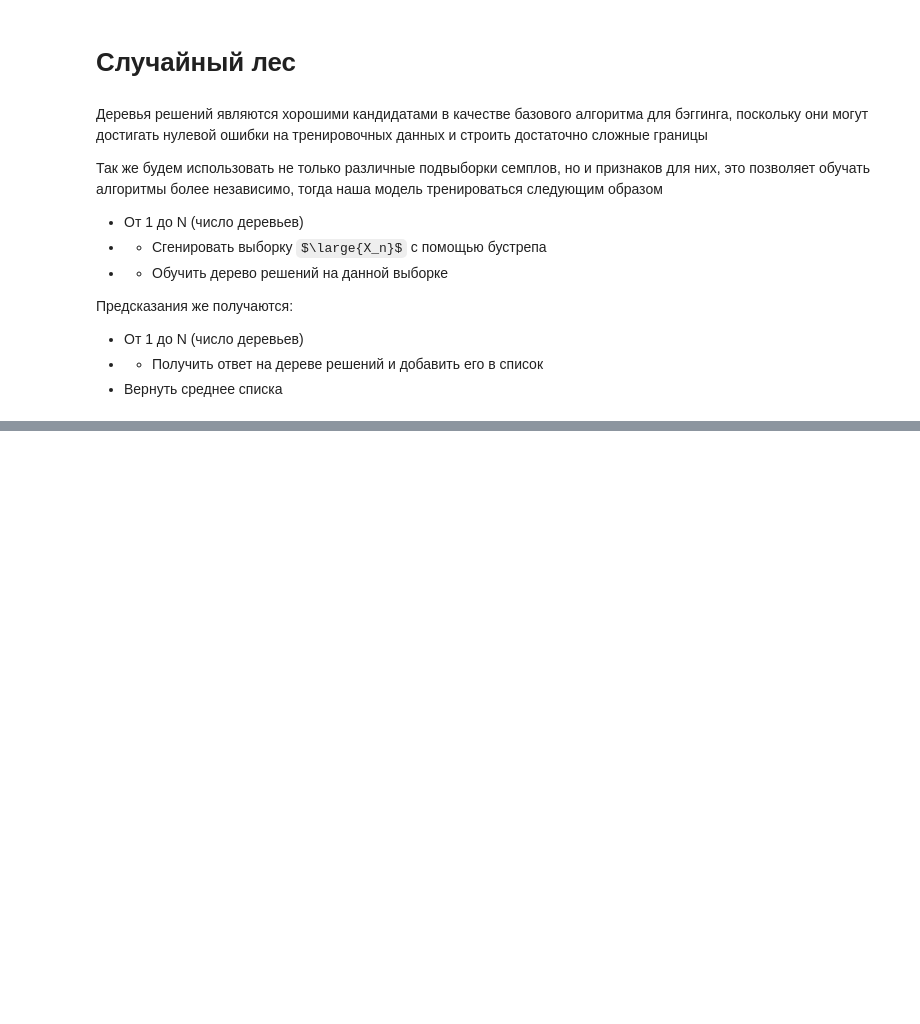
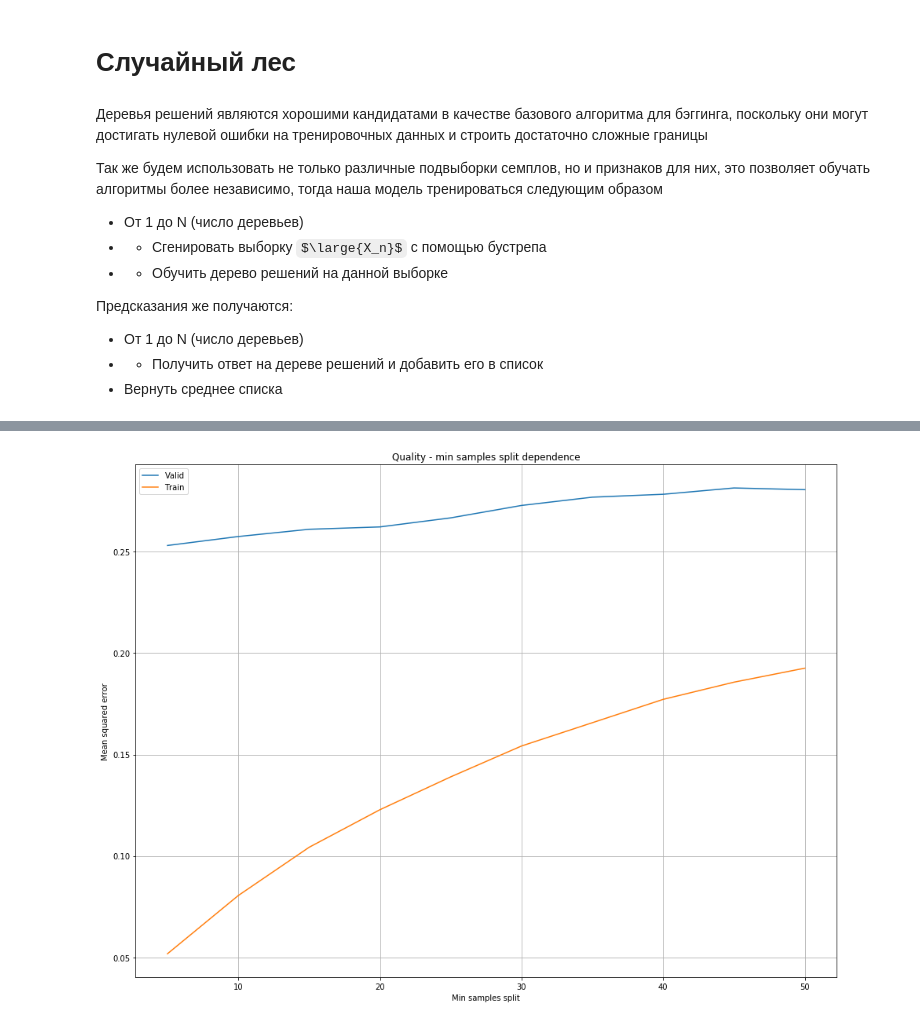
Before and after one commit to IMDxD/MLIsuct, a Jupyter notebook: lectures/lecture9/Random forest.ipynb, the cells around one changed output, grey strips where cells are left out. Drawn from its saved outputs; the diff is of its cells as text; code cells hidden in the pictures; some formulas as TeX source; blank space fills up the shorter version.

```diff
--- a/lectures/lecture9/Random forest.ipynb
+++ b/lectures/lecture9/Random forest.ipynb
@@ -154,0 +277,21 @@ mean_squared_error(valid_y, predicts)
+# %%
+scores_valid = []
+scores_train = []
+for min_sample in np.arange(5, 51, 5):
+    ensemble = RandomForestRegressor(min_samples_split=min_sample, n_estimators=50)
+    ensemble.fit(train_X, train_y)
+    predicts_valid = ensemble.predict(valid_X)
+    predicts_train = ensemble.predict(train_X)
+    scores_valid.append(mean_squared_error(valid_y, predicts_valid))
+    scores_train.append(mean_squared_error(train_y, predicts_train))
+# %%
+plt.figure(figsize=(16, 12));
+plt.plot(np.arange(5, 51, 5), scores_valid, label='Valid');
+plt.plot(np.arange(5, 51, 5), scores_train, label='Train');
+plt.xlabel('Min samples split');
+plt.ylabel('Mean squared error');
+plt.grid(True);
+plt.legend();
+plt.title('Quality - min samples split dependence');
+# %% [output]
+[figure, added]
```
Also changed, not shown: parts of 31 cells of this notebook.
